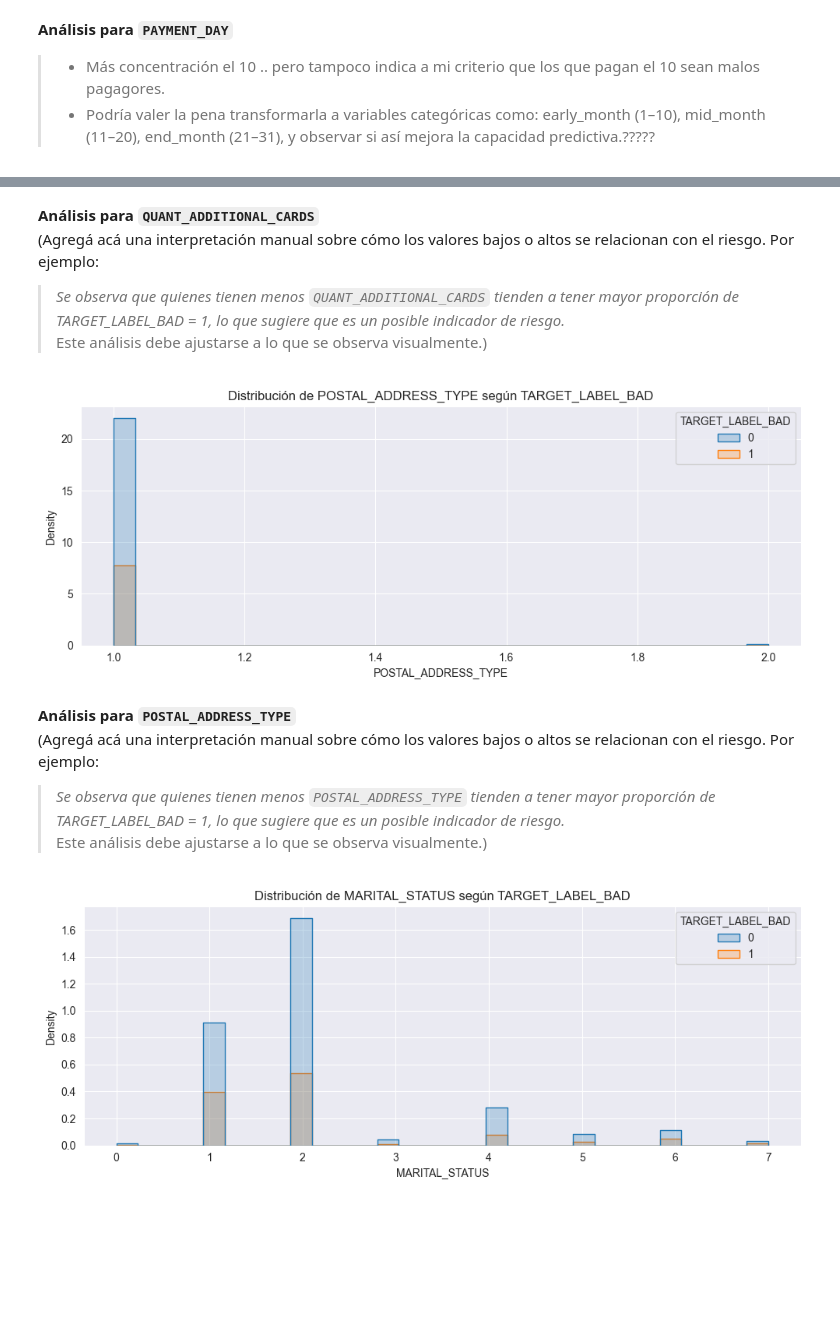
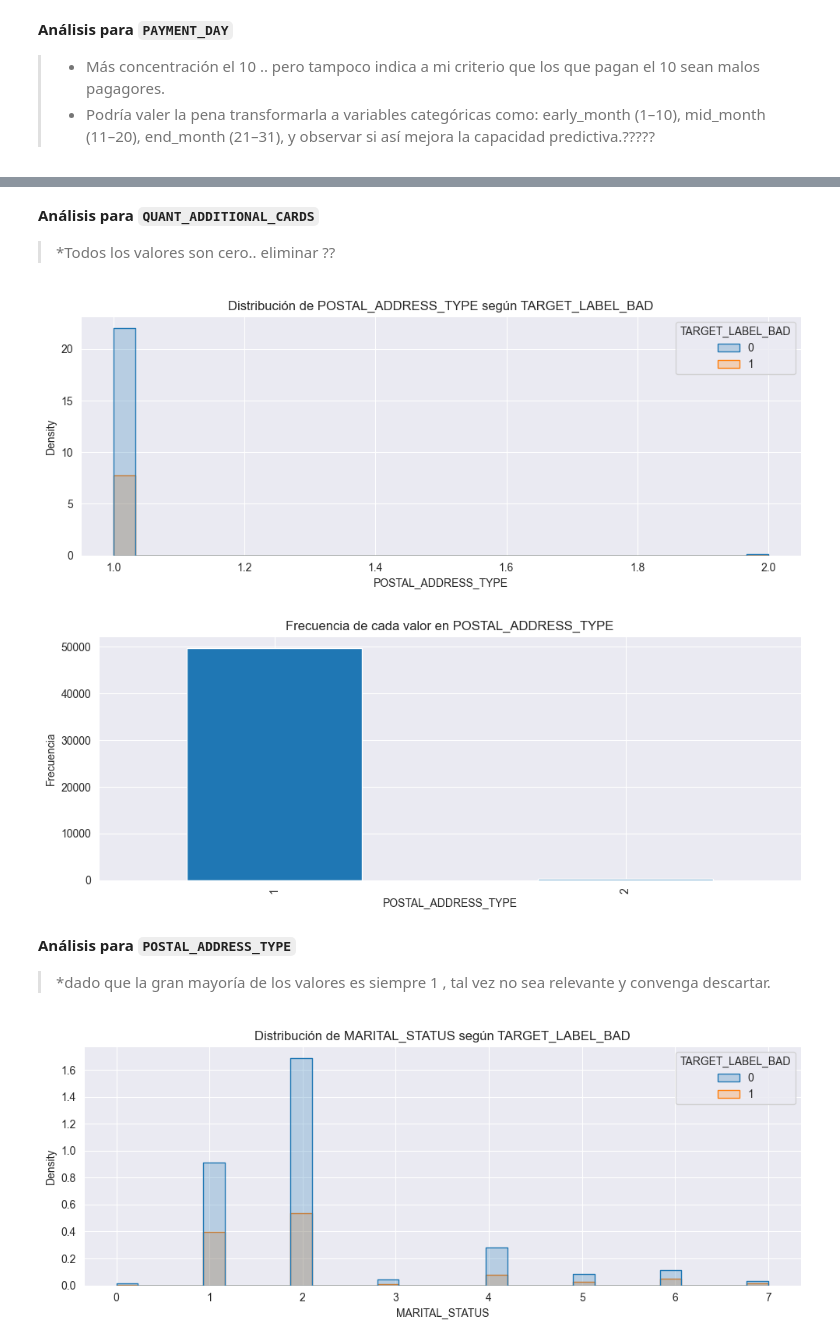
Before and after one commit to alkimer/CreditRiskAnalysisProject, a Jupyter notebook: credit_risk_analysis/EDA/EDA_Ustarroz_Numericos.ipynb, the cells around one changed output, grey strips where cells are left out. Drawn from its saved outputs; the diff is of its cells as text; code cells hidden in the pictures; blank space fills up the shorter version.

```diff
--- a/credit_risk_analysis/EDA/EDA_Ustarroz_Numericos.ipynb
+++ b/credit_risk_analysis/EDA/EDA_Ustarroz_Numericos.ipynb
@@ -225,23 +225,36 @@ plt.show()
 # %% [markdown]
 **Análisis para `QUANT_ADDITIONAL_CARDS`**
-(Agregá acá una interpretación manual sobre cómo los valores bajos o altos se relacionan con el riesgo. Por ejemplo:
-> *Se observa que quienes tienen menos `QUANT_ADDITIONAL_CARDS` tienden a tener mayor proporción de TARGET_LABEL_BAD = 1, lo que sugiere que es un posible indicador de riesgo.*
-Este análisis debe ajustarse a lo que se observa visualmente.)
+
+> *Todos los valores son cero.. eliminar ??
 # %%
 # Gráfico de distribución para POSTAL_ADDRESS_TYPE
 plt.figure(figsize=(10, 4))
 sns.histplot(data=df, x="POSTAL_ADDRESS_TYPE", hue="TARGET_LABEL_BAD", bins=30, element="step", stat="density")
 plt.title("Distribución de POSTAL_ADDRESS_TYPE según TARGET_LABEL_BAD")
 plt.grid(True)
 plt.tight_layout()
 plt.show()
+
+
+# Contador de apariciones de cada POSTAL_ADDRESS_TYPE
+conteo = df["POSTAL_ADDRESS_TYPE"].value_counts().sort_index()
+
+# Gráfico de barras
+plt.figure(figsize=(10, 4))
+conteo.plot(kind="bar")
+plt.title("Frecuencia de cada valor en POSTAL_ADDRESS_TYPE")
+plt.xlabel("POSTAL_ADDRESS_TYPE")
+plt.ylabel("Frecuencia")
+plt.grid(True, axis='y')
+plt.tight_layout()
+plt.show()
 # %% [output]
 [figure]
+[figure, added]
 # %% [markdown]
 **Análisis para `POSTAL_ADDRESS_TYPE`**
-(Agregá acá una interpretación manual sobre cómo los valores bajos o altos se relacionan con el riesgo. Por ejemplo:
-> *Se observa que quienes tienen menos `POSTAL_ADDRESS_TYPE` tienden a tener mayor proporción de TARGET_LABEL_BAD = 1, lo que sugiere que es un posible indicador de riesgo.*
-Este análisis debe ajustarse a lo que se observa visualmente.)
+
+> *dado que la gran mayoría de los valores es siempre 1 , tal vez no sea relevante y convenga descartar.
 # %%
 # Gráfico de distribución para MARITAL_STATUS
 plt.figure(figsize=(10, 4))
```
Also changed, not shown: parts of 14 cells of this notebook.
